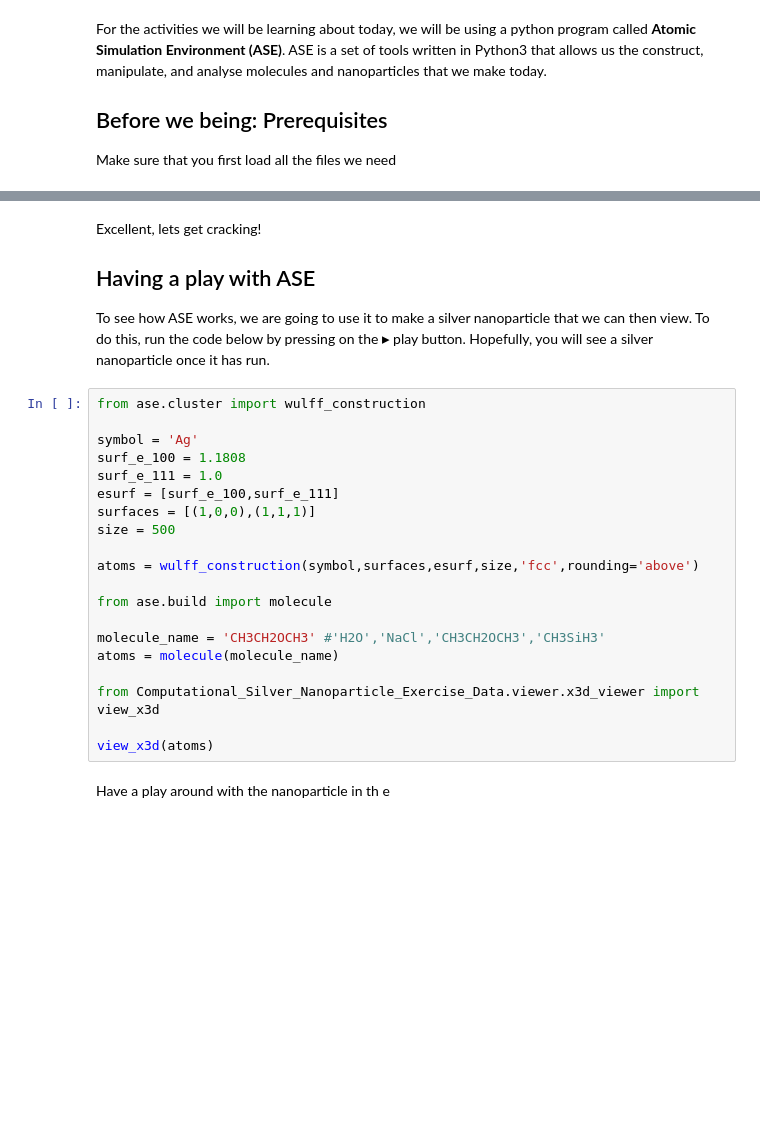
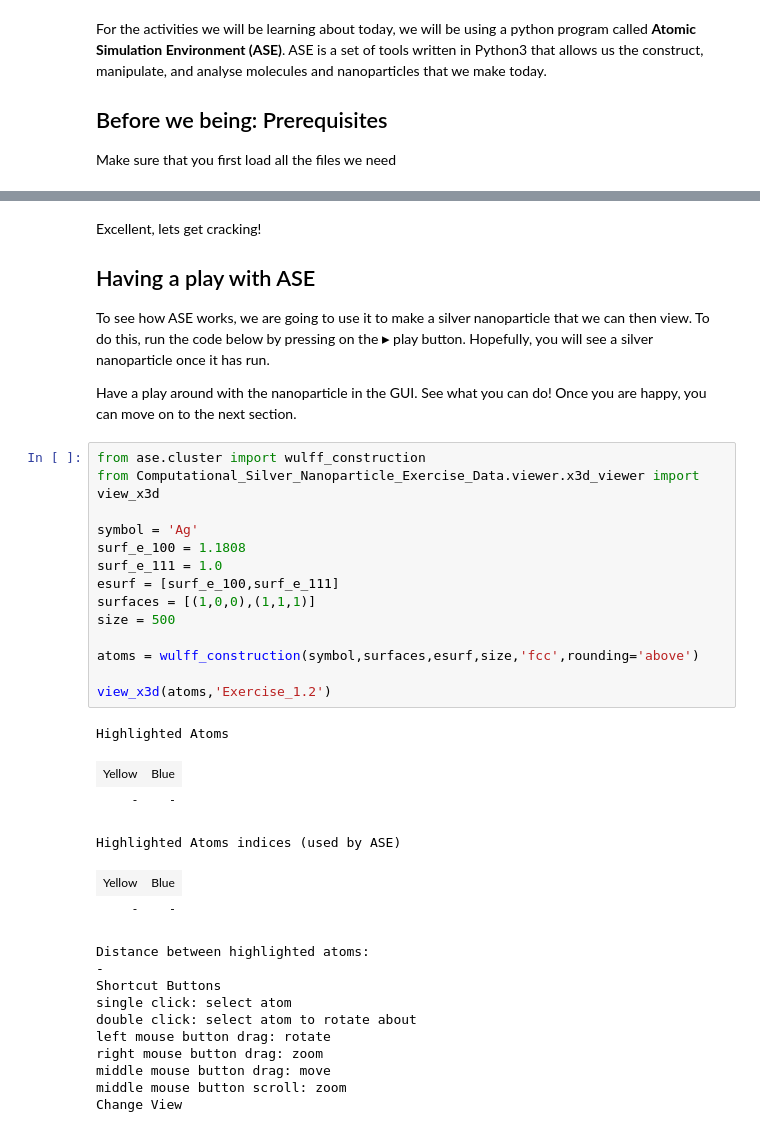
Before and after one commit to GardenGroupUO/Computational_Silver_Nanoparticle_Exercise, a Jupyter notebook: 1.2_Intro_to_ASE.ipynb, the cells around one changed output, grey strips where cells are left out. Cells and saved outputs as stored; diff of their text form; blank space fills up the shorter version.

Commit message:
Update the Computational Silver Nanoparticle Exercise.

```diff
--- a/1.2_Intro_to_ASE.ipynb
+++ b/1.2_Intro_to_ASE.ipynb
@@ -17,25 +33,36 @@ Excellent, lets get cracking!
 ## Having a play with ASE
 
 To see how ASE works, we are going to use it to make a silver nanoparticle that we can then view. To do this, run the code below by pressing on the $\blacktriangleright$ play button. Hopefully, you will see a silver nanoparticle once it has run.
+
+Have a play around with the nanoparticle in the GUI. See what you can do! Once you are happy, you can move on to the next section.
 # %%
 from ase.cluster import wulff_construction
+from Computational_Silver_Nanoparticle_Exercise_Data.viewer.x3d_viewer import view_x3d
 
 symbol = 'Ag'
 surf_e_100 = 1.1808
 surf_e_111 = 1.0
 esurf = [surf_e_100,surf_e_111]
 surfaces = [(1,0,0),(1,1,1)]
 size = 500
 
 atoms = wulff_construction(symbol,surfaces,esurf,size,'fcc',rounding='above')
 
-from ase.build import molecule
-
-molecule_name = 'CH3CH2OCH3' #'H2O','NaCl','CH3CH2OCH3','CH3SiH3'
-atoms = molecule(molecule_name)
-
-from Computational_Silver_Nanoparticle_Exercise_Data.viewer.x3d_viewer import view_x3d
-
-view_x3d(atoms)
+view_x3d(atoms,'Exercise_1.2')
+# %% [output]
+Highlighted Atoms
+| Yellow | Blue |
+| - | - |
+Highlighted Atoms indices (used by ASE)
+| Yellow | Blue |
+| - | - |
+Distance between highlighted atoms:
+-
+Shortcut Buttons
+single click: select atom
+double click: select atom to rotate about
+left mouse button drag: rotate
+right mouse button drag: zoom
+middle mouse button drag: move
+middle mouse button scroll: zoom
+Change View
-# %% [markdown]
-Have a play around with the nanoparticle in th e
```
Also changed, not shown: parts of 2 cells of this notebook, 8 other files.
